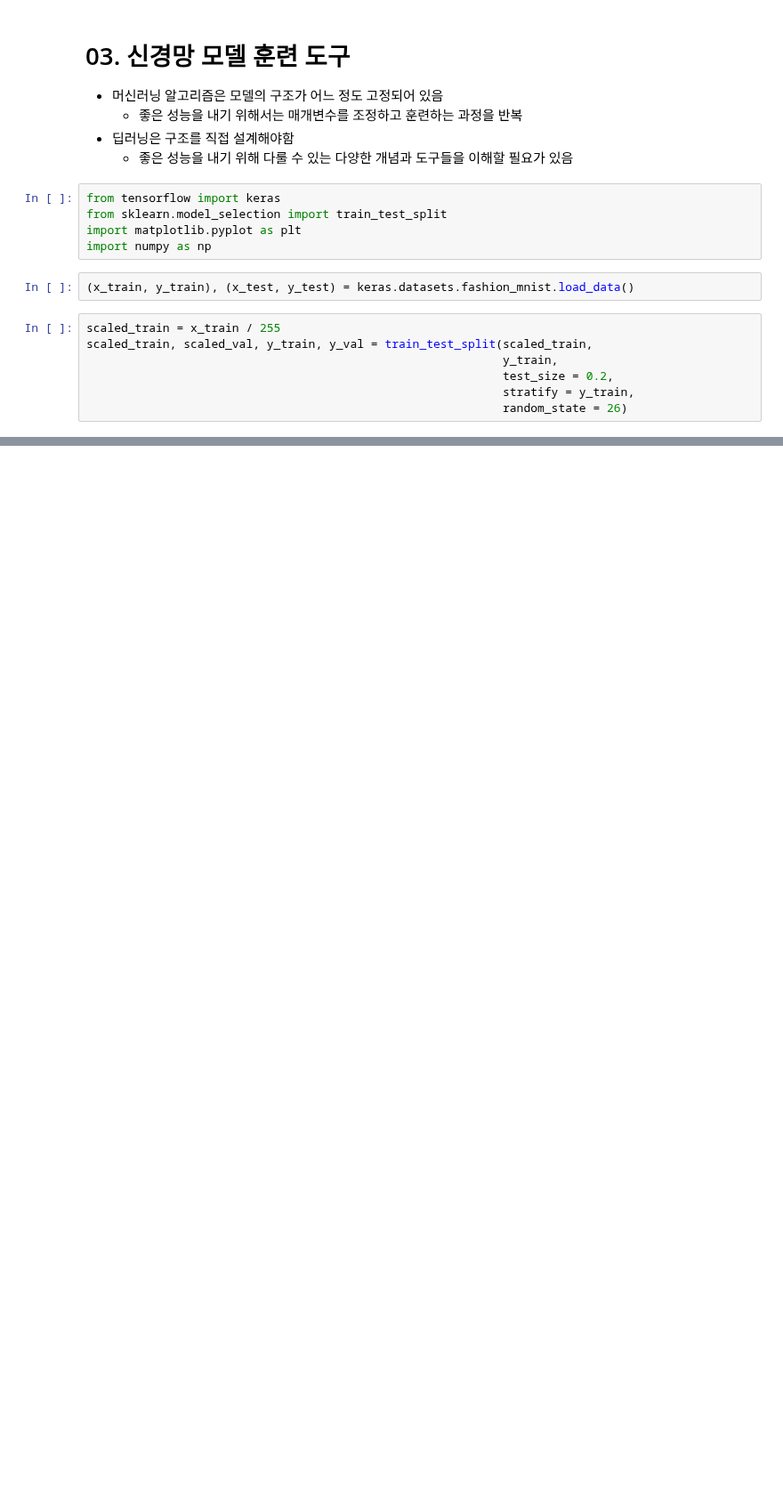
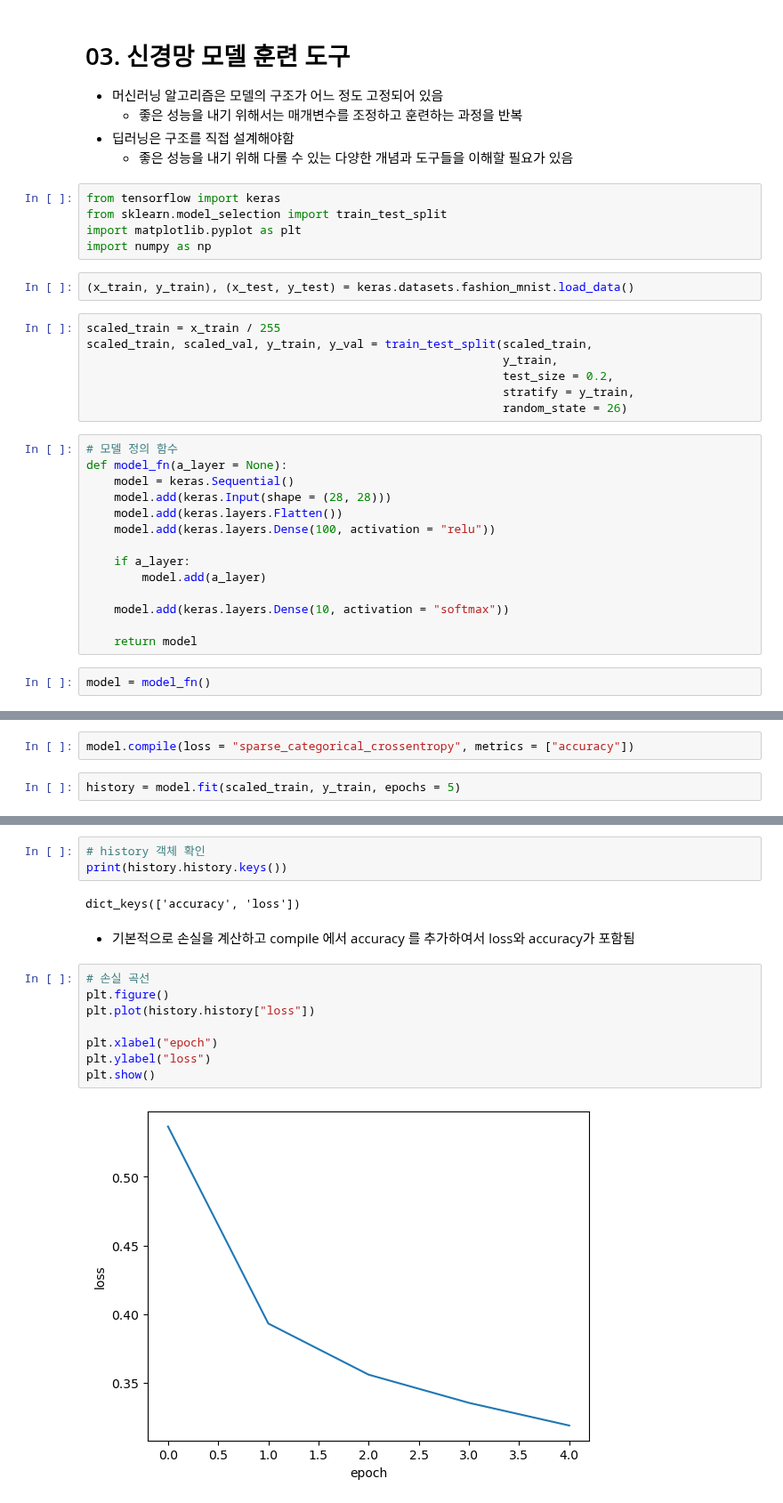
Before and after one commit to byahram/python, a Jupyter notebook: KoreaIT/03_Deep_Learning/03_신경망_모델_훈련_도구.ipynb, the cells around one changed output, grey strips where cells are left out. Shown at 89% size. Saved outputs shown, nothing was run; the diff lists cells and outputs as text; blank space fills up the shorter version.

```diff
--- a/KoreaIT/03_Deep_Learning/03_신경망_모델_훈련_도구.ipynb
+++ b/KoreaIT/03_Deep_Learning/03_신경망_모델_훈련_도구.ipynb
@@ -19,3 +19,19 @@ scaled_train, scaled_val, y_train, y_val = train_test_split(scaled_train,
                                                             test_size = 0.2,
                                                             stratify = y_train,
                                                             random_state = 26)
+# %%
+# 모델 정의 함수
+def model_fn(a_layer = None):
+    model = keras.Sequential()
+    model.add(keras.Input(shape = (28, 28)))
+    model.add(keras.layers.Flatten())
+    model.add(keras.layers.Dense(100, activation = "relu"))
+
+    if a_layer:
+        model.add(a_layer)
+
+    model.add(keras.layers.Dense(10, activation = "softmax"))
+
+    return model
+# %%
+model = model_fn()
@@ -21,0 +60,4 @@ scaled_train, scaled_val, y_train, y_val = train_test_split(scaled_train,
+# %%
+model.compile(loss = "sparse_categorical_crossentropy", metrics = ["accuracy"])
+# %%
+history = model.fit(scaled_train, y_train, epochs = 5)
@@ -21,0 +75,17 @@ scaled_train, scaled_val, y_train, y_val = train_test_split(scaled_train,
+# %%
+# history 객체 확인
+print(history.history.keys())
+# %% [output]
+dict_keys(['accuracy', 'loss'])
+# %% [markdown]
+- 기본적으로 손실을 계산하고 compile 에서 accuracy 를 추가하여서 loss와 accuracy가 포함됨
+# %%
+# 손실 곡선
+plt.figure()
+plt.plot(history.history["loss"])
+
+plt.xlabel("epoch")
+plt.ylabel("loss")
+plt.show()
+# %% [output]
+[figure, added]
```
Also changed, not shown: parts of 47 cells of this notebook, 3 other files.
